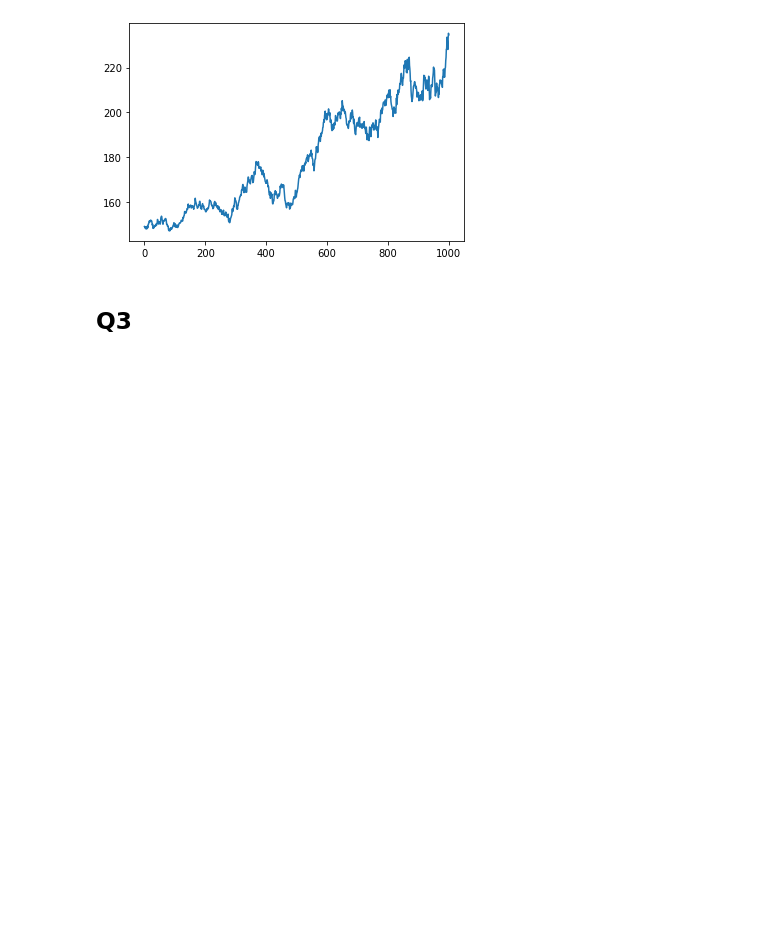
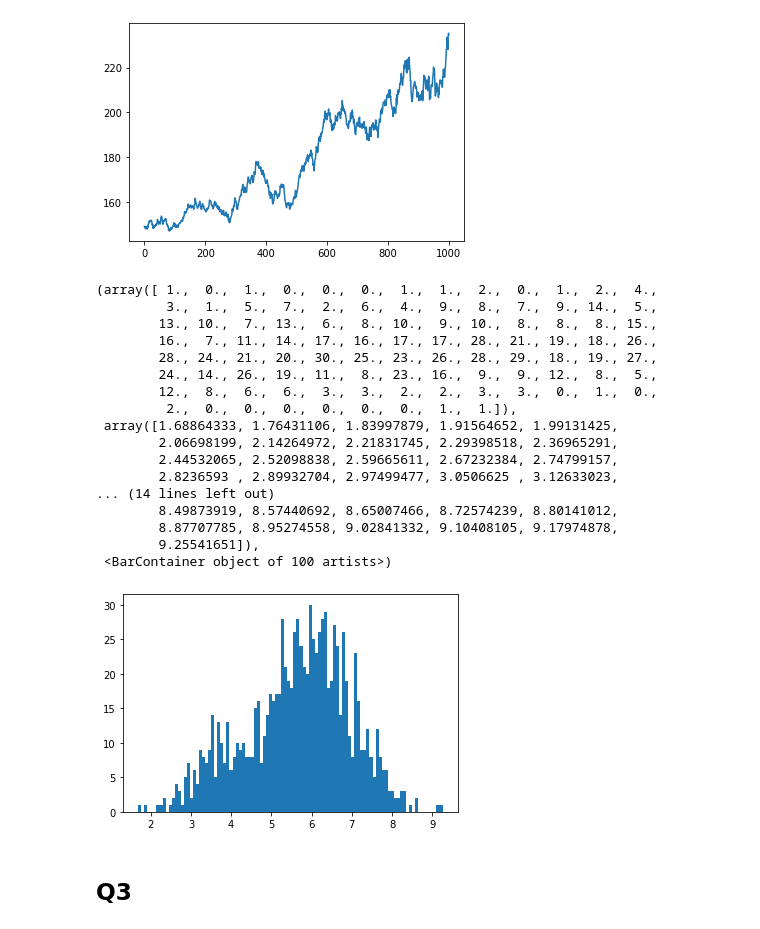
Before and after one commit to Jamjam1729/Masters_Coursework, a Jupyter notebook: FM06 Coursework.ipynb, the cells around one changed output. Drawn from its saved outputs; the diff is of its cells as text; code cells hidden in the pictures; blank space fills up the shorter version.

```diff
--- a/FM06 Coursework.ipynb
+++ b/FM06 Coursework.ipynb
@@ -21,7 +22,30 @@ KH = S0
 n_sims = 5_000 #default value, overwritten later
 n_steps = int(T * 365) #Assume time in years, this is daily time-steps
 # %%
-### Black-Scholes helper functions
+### Helper Functions
+
+### Time-varying vol
+
+def constant_vol(t):
+    return sigma1 + sigma2
+
+def time_varying_vol(t):
+    if t > time_break:
+        return sigma1 + sigma2 * (t - time_break)/(T - time_break)
+    return sigma1
+
+assert_almost_equal(np.array([time_varying_vol(0.2), time_varying_vol(0.4), time_varying_vol(0.5), time_varying_vol(T)]) ,
+                    np.array([sigma1, 0.11928571428, 0.128571429, sigma1 + sigma2]))
+
+def integrate_vol(start_time = 0, end_time = T):
+    squared_vol = lambda x: time_varying_vol(x) ** 2
+    result = integrate.quad(squared_vol, start_time, end_time)
+    return result[0]
+
+assert_almost_equal(np.array([integrate_vol(end_time = time_break), integrate_vol(0, 1), integrate_vol(start_time = 0)]),
+                    np.array([time_break * sigma1 ** 2, 0.018090833333, 0.0484766666]))
+
+### Black-Scholes
 
 def get_d1_and_d2(S, t, K, T, r, sigma):
     tau = T - t
@@ -306,6 +312,27 @@ plt.plot(Q2.paths[2, :])
 [<matplotlib.lines.Line2D at 0x...>]
 [figure]
 [figure]
+# %%
+plt.hist(error_Q2, bins = 100)
+# %% [output]
+(array([ 1.,  0.,  1.,  0.,  0.,  0.,  1.,  1.,  2.,  0.,  1.,  2.,  4.,
+         3.,  1.,  5.,  7.,  2.,  6.,  4.,  9.,  8.,  7.,  9., 14.,  5.,
+        13., 10.,  7., 13.,  6.,  8., 10.,  9., 10.,  8.,  8.,  8., 15.,
+        16.,  7., 11., 14., 17., 16., 17., 17., 28., 21., 19., 18., 26.,
+        28., 24., 21., 20., 30., 25., 23., 26., 28., 29., 18., 19., 27.,
+        24., 14., 26., 19., 11.,  8., 23., 16.,  9.,  9., 12.,  8.,  5.,
+        12.,  8.,  6.,  6.,  3.,  3.,  2.,  2.,  3.,  3.,  0.,  1.,  0.,
+         2.,  0.,  0.,  0.,  0.,  0.,  0.,  1.,  1.]),
+ array([1.68864333, 1.76431106, 1.83997879, 1.91564652, 1.99131425,
+        2.06698199, 2.14264972, 2.21831745, 2.29398518, 2.36965291,
+        2.44532065, 2.52098838, 2.59665611, 2.67232384, 2.74799157,
+        2.8236593 , 2.89932704, 2.97499477, 3.0506625 , 3.12633023,
+... (14 lines left out)
+        8.49873919, 8.57440692, 8.65007466, 8.72574239, 8.80141012,
+        8.87707785, 8.95274558, 9.02841332, 9.10408105, 9.17974878,
+        9.25541651]),
+ <BarContainer object of 100 artists>)
+[figure, added]
 # %% [markdown]
 ## Q3
 # %%
```
Also changed, not shown: parts of 4 cells of this notebook.
